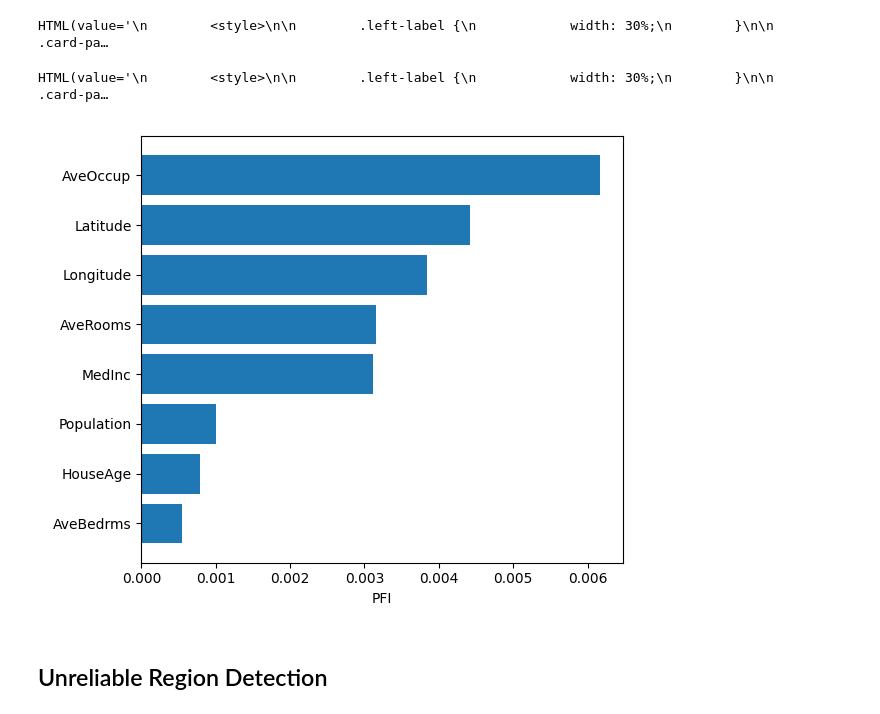
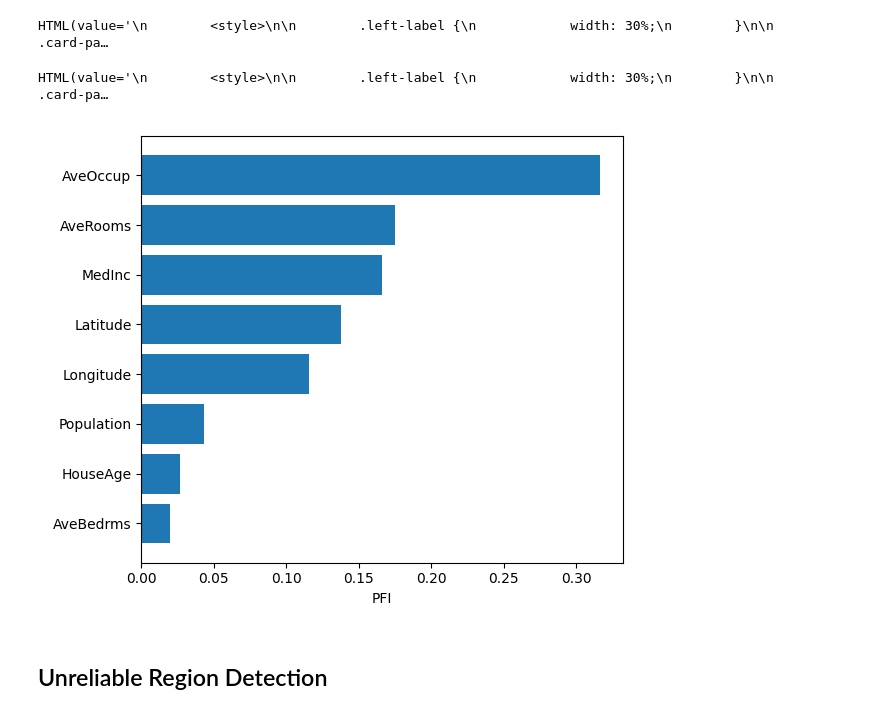
Before and after one commit to SelfExplainML/PiML-Toolbox, a Jupyter notebook: docs/Workshop/202310-UNCC/ModelDiagPart2_PredictionUncertainty_CaliforniaHousing.ipynb, the cells around one changed output. Drawn from its saved outputs; the diff is of its cells as text; code cells hidden in the pictures.

```diff
--- a/docs/Workshop/202310-UNCC/ModelDiagPart2_PredictionUncertainty_CaliforniaHousing.ipynb
+++ b/docs/Workshop/202310-UNCC/ModelDiagPart2_PredictionUncertainty_CaliforniaHousing.ipynb
@@ -94,12 +94,11 @@ HTML(value='\n        <style>\n\n        .left-label {\n            width: 30%;\
 import numpy as np
 from matplotlib import pyplot as plt
 
-from piml.explainer import PFI
+from piml.models import XGB2Regressor
 from piml.diagnoser.reliability import Reliability
-from piml.models import XGB2Regressor
 
 
-def pred_uq_auxi_fi(model_name, alpha=0.1, max_trees=200):
+def pred_uq_auxi_fi(model_name, alpha=0.1, max_depth=2, max_trees=200):
 
   # Fit reliability diagnoser
   all_x, all_y, _ = exp.get_data()
@@ -116,27 +115,28 @@ def pred_uq_auxi_fi(model_name, alpha=0.1, max_trees=200):
   bandwidth = reliability.method.width.reshape(-1, 1)
 
   # Fit an auxiliary model on bandwidth
-  auxi_model = XGB2Regressor(n_estimators=max_trees)
+  auxi_model = XGB2Regressor(max_depth=max_depth, n_estimators=max_trees)
   auxi_model.fit(reliability.test_x, bandwidth)
 
   # Get FI of auxi model
-  pfi = PFI(auxi_model, feature_names=data_dict['feature_names'])
-  pfi.fit(reliability.test_x, bandwidth)
-  res = pfi.fi().value
+  unp = auxi_model.parse_model()
+  unp.global_interpret(reliability.test_x)
+  res = unp.feature_importance_
+  order = np.argsort(unp.feature_importance_)
 
-  # Plot PFI bar plot
+  # Plot Feature importance bar plot
   plt.figure(figsize=(6, 5))
-  plt.barh(res['feature_names'], res['importance'])
+  plt.barh(np.array(data_dict['feature_names'])[order], unp.feature_importance_[order])
   plt.xlabel("PFI")
   plt.tight_layout()
   plt.show()
 # %% [output]
 HTML(value='\n        <style>\n\n        .left-label {\n            width: 30%;\n        }\n\n        .card-pa…
 # %%
-pred_uq_auxi_fi(model_name="ReLUDNN", alpha=0.1, max_trees=200)
+pred_uq_auxi_fi(model_name="ReLUDNN", alpha=0.1, max_depth=1, max_trees=200)
 # %% [output]
 HTML(value='\n        <style>\n\n        .left-label {\n            width: 30%;\n        }\n\n        .card-pa…
-[figure, old version]
+[figure, new version]
 # %% [markdown]
 ## Unreliable Region Detection
 # %%
```
